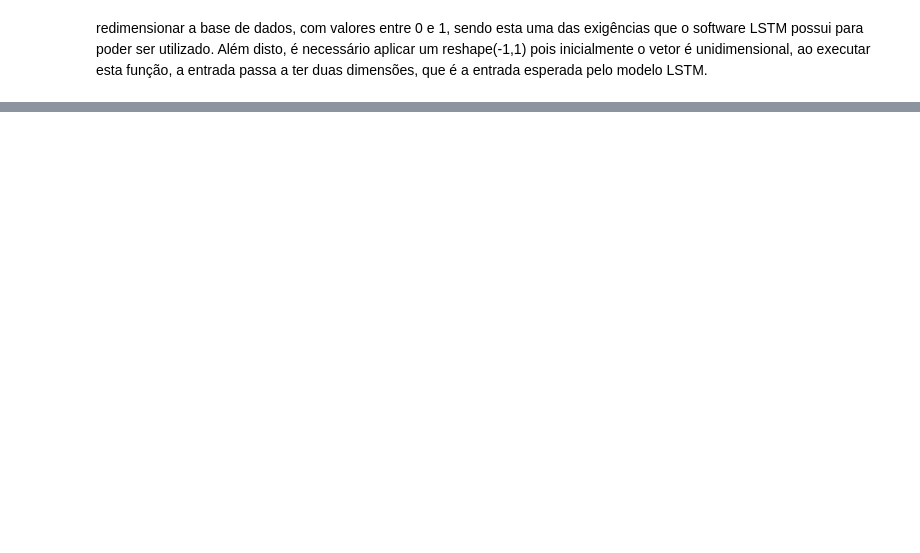
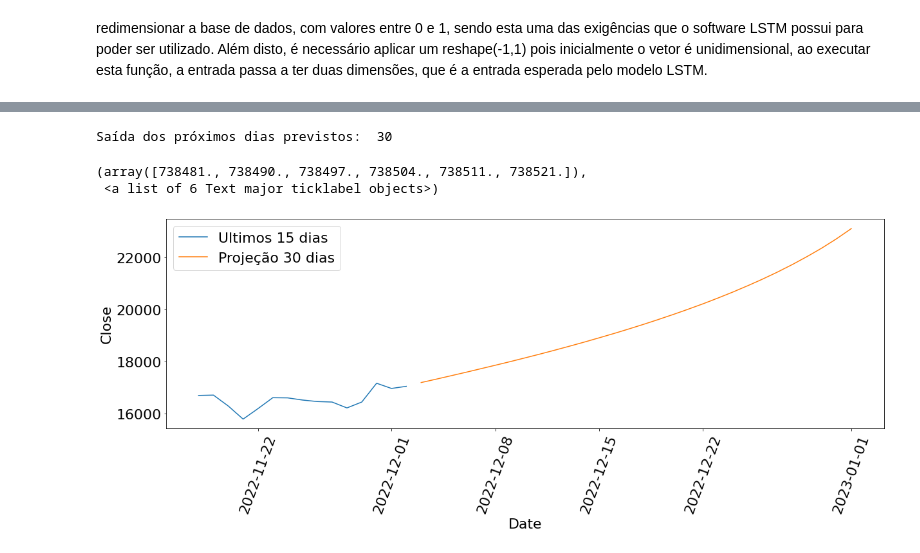
Before and after one commit to dev-marcos/LSTM-Time-Series-Analysis-of-Cryptocurrency-Prices, a Jupyter notebook: Previsao_preco_BITCOIN.ipynb, the cells around one changed output, grey strips where cells are left out. Cells and saved outputs as stored; diff of their text form; code cells hidden in the pictures; blank space fills up the shorter version.

```diff
--- a/Previsao_preco_BITCOIN.ipynb
+++ b/Previsao_preco_BITCOIN.ipynb
@@ -269,0 +227,59 @@ fig.show()
+# %%
+
+x_input=test[len(test)-time_step:].reshape(1,-1)
+temp_input=list(x_input)
+temp_input=temp_input[0].tolist()
+
+
+
+lst_output=[]
+date_predicted = []
+n_steps=time_step
+pred_days = 30
+
+for i in range (pred_days):
+
+    date_predicted.append(ed+timedelta(i+1))
+
+    if(len(temp_input)>time_step):
+
+        x_input=np.array(temp_input[1:])
+
+        x_input = x_input.reshape(1,-1)
+        x_input = x_input.reshape((1, n_steps, 1))
+
+        yhat = model.predict(x_input, verbose=0)
+
+        temp_input.extend(yhat[0].tolist())
+        temp_input=temp_input[1:]
+
+        lst_output.extend(yhat.tolist())
+
+    else:
+
+        x_input = x_input.reshape((1, n_steps,1))
+        yhat = model.predict(x_input, verbose=0)
+        temp_input.extend(yhat[0].tolist())
+
+        lst_output.extend(yhat.tolist())
+
+
+print("Saída dos próximos dias previstos: ", len(lst_output))
+# %% [output]
+Saída dos próximos dias previstos:  30
+# %%
+next_predicted_days_value = scaler.inverse_transform(np.array(lst_output).reshape(-1,1)).reshape(1,-1).tolist()[0]
+# %%
+#sns.lineplot(x='Date',y=original_ytrain[:,0],data=df_btc_usd[0:train_size],label='treino')
+#sns.lineplot(x='Date',y=original_ytest[:,0], data=df_btc_usd[train_size:len(df_btc_usd)],label='teste')
+#sns.lineplot(x='Date',y=train_predict[:,0],data=df_btc_usd[0:train_predict.shape[0]],label='ajuste_treino')
+#sns.lineplot(x='Date',y=test_predict[:,0],data=df_btc_usd[train_size:(train_size+test_predict.shape[0])],label='valor_predicao')
+
+sns.lineplot(x='Date',y='Close', data=df_btc_usd[(df_btc_usd.shape[0]-time_step):], label='Ultimos 15 dias')
+sns.lineplot(x=date_predicted,y=next_predicted_days_value,label='Projeção 30 dias')
+
+plt.xticks(rotation=70)
+# %% [output]
+(array([738481., 738490., 738497., 738504., 738511., 738521.]),
+ <a list of 6 Text major ticklabel objects>)
+[figure, added]
```
Also changed, not shown: parts of 73 cells of this notebook.
